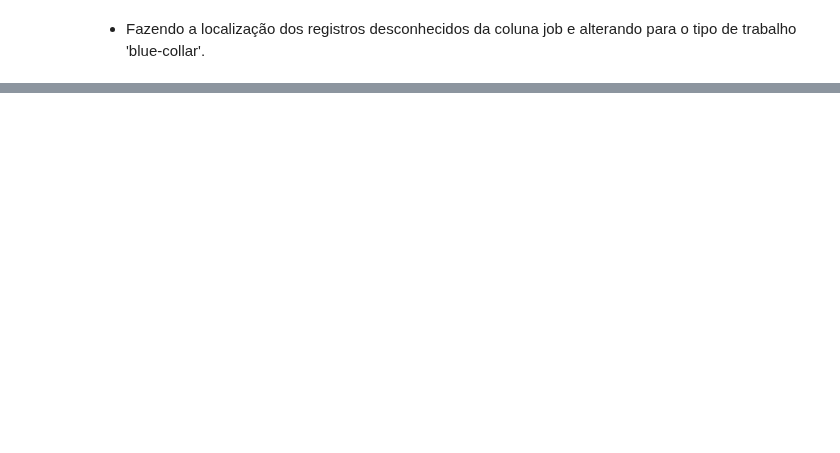
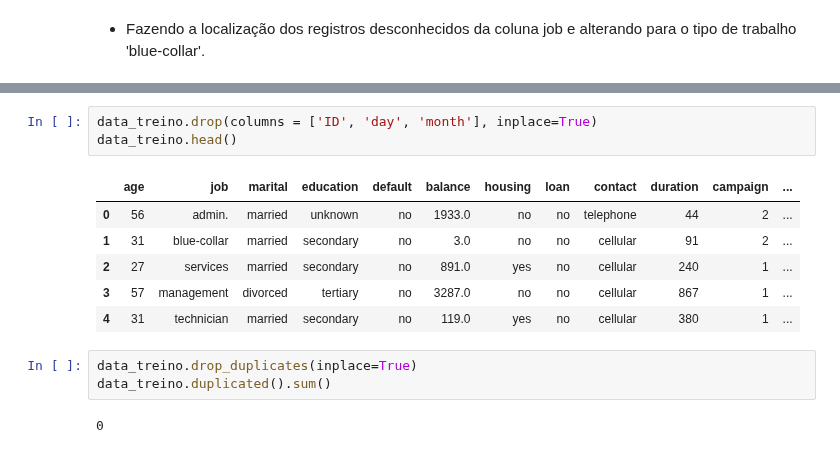
Before and after one commit to AyrtonCossuol/boston-test-dataset-analysis, a Jupyter notebook: mentoria_laborem/Modulo_2/Modulo_2.ipynb, the cells around one changed output, grey strips where cells are left out. Drawn from its saved outputs; the diff is of its cells as text; blank space fills up the shorter version.

```diff
--- a/mentoria_laborem/Modulo_2/Modulo_2.ipynb
+++ b/mentoria_laborem/Modulo_2/Modulo_2.ipynb
@@ -328,0 +357,15 @@ array(['admin.', 'blue-collar', 'services', 'management', 'technician',
+# %%
+data_treino.drop(columns = ['ID', 'day', 'month'], inplace=True)
+data_treino.head()
+# %% [output]
+|  | age | job | marital | education | default | balance | housing | loan | contact | duration | campaign | ... |
+| 0 | 56 | admin. | married | unknown | no | 1933.0 | no | no | telephone | 44 | 2 | ... |
+| 1 | 31 | blue-collar | married | secondary | no | 3.0 | no | no | cellular | 91 | 2 | ... |
+| 2 | 27 | services | married | secondary | no | 891.0 | yes | no | cellular | 240 | 1 | ... |
+| 3 | 57 | management | divorced | tertiary | no | 3287.0 | no | no | cellular | 867 | 1 | ... |
+| 4 | 31 | technician | married | secondary | no | 119.0 | yes | no | cellular | 380 | 1 | ... |
+# %%
+data_treino.drop_duplicates(inplace=True)
+data_treino.duplicated().sum()
+# %% [output]
+0
```
Also changed, not shown: parts of 19 cells of this notebook.
